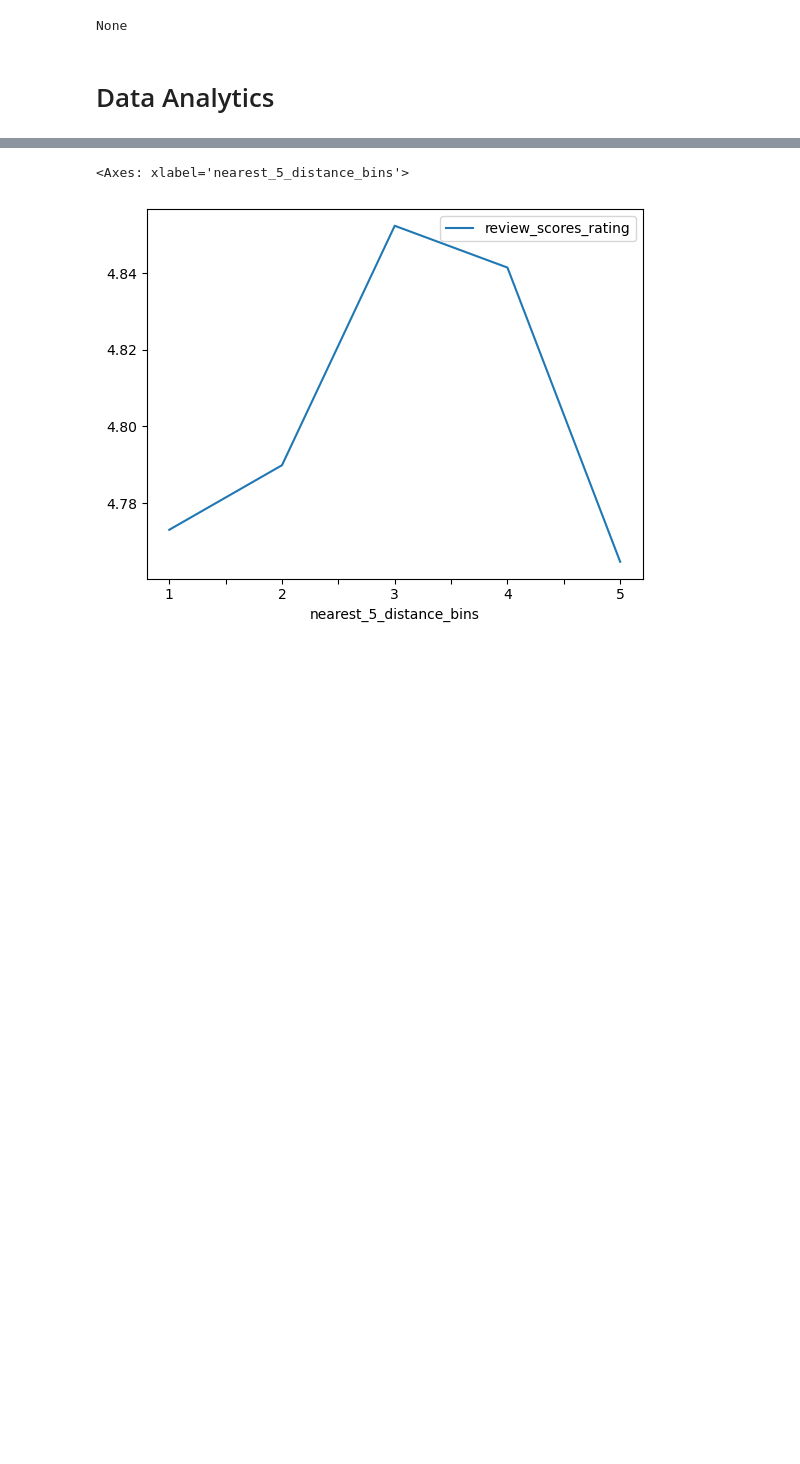
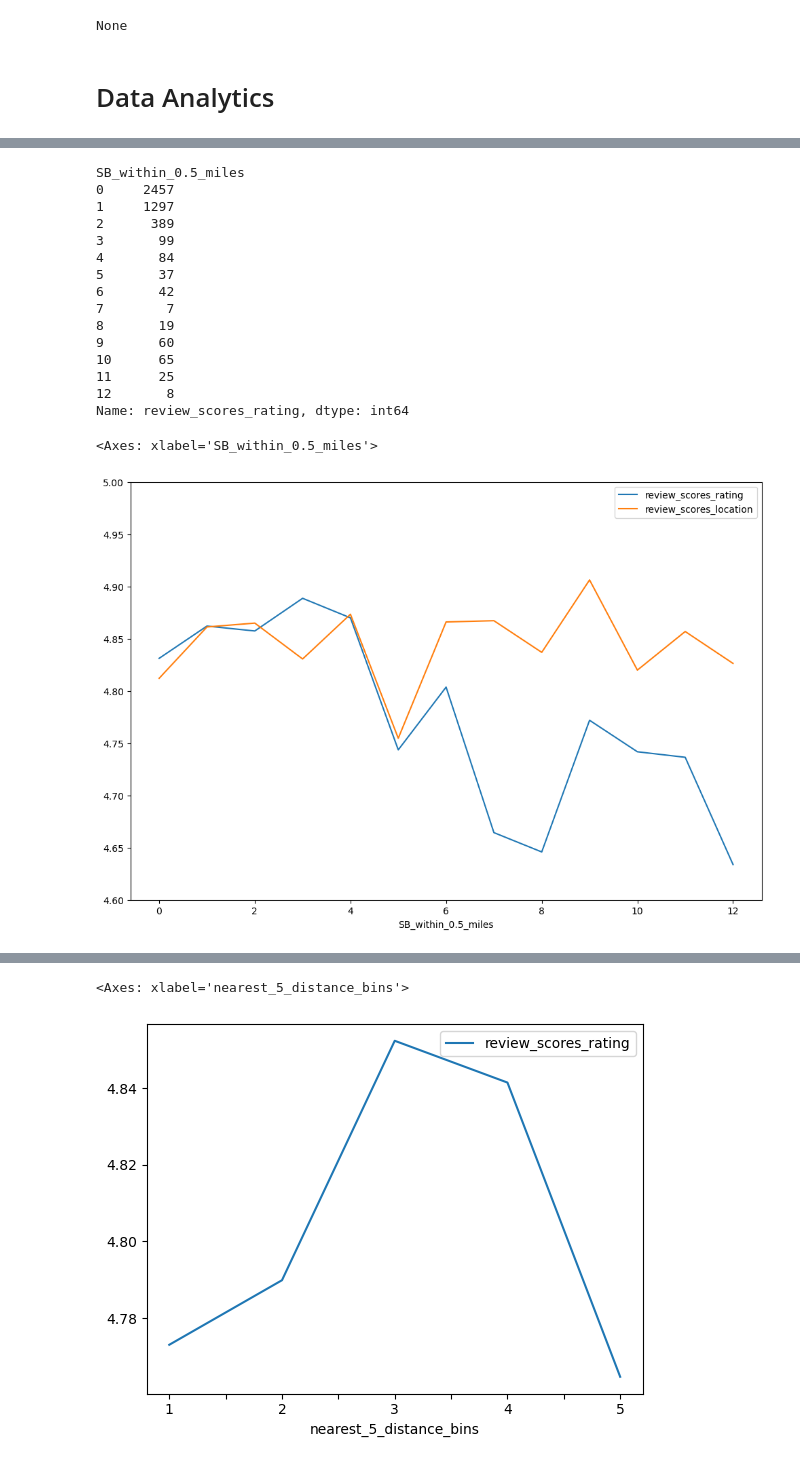
Before and after one commit to mdipinto1/m.c-squared, a Jupyter notebook: data_analysis_notebook_md.ipynb, the cells around one changed output, grey strips where cells are left out. Drawn from its saved outputs; the diff is of its cells as text; code cells hidden in the pictures; blank space fills up the shorter version.

```diff
--- a/data_analysis_notebook_md.ipynb
+++ b/data_analysis_notebook_md.ipynb
@@ -107,9 +123,30 @@ starbucks_df['nearest_5_avg'] = starbucks_df.apply(mean_dist_nearest_5_bnb, axis
+# %%
+#Add a column for "price per occupant"
+airbnb_df['price_per_occupant'] = airbnb_df['price']/airbnb_df['accommodates']
 # %%
 #Aggregate reviews by the number of SB within X miles
 airbnb_df_reviewed_only = airbnb_df.loc[airbnb_df['review_scores_rating'] != -1]
-aggregate_bnb_df = airbnb_df_reviewed_only.groupby(by=['SB_within_0.25_miles'])
+aggregate_bnb_df = airbnb_df_reviewed_only.groupby(by=['SB_within_0.5_miles'])
 agg_bnb_df_mean = aggregate_bnb_df[['price', 'review_scores_rating','review_scores_location']].mean()
 display(aggregate_bnb_df['review_scores_rating'].count())
 agg_bnb_df_mean[['review_scores_rating','review_scores_location']].plot(figsize=(12,8), ylim=(4.6,5))
+# %% [output]
+SB_within_0.5_miles
+0     2457
+1     1297
+2      389
+3       99
+4       84
+5       37
+6       42
+7        7
+8       19
+9       60
+10      65
+11      25
+12       8
+Name: review_scores_rating, dtype: int64
+<Axes: xlabel='SB_within_0.5_miles'>
+[figure, added]
 # %%
 airbnb_df.loc[(airbnb_df['review_scores_rating'] != -1) & (airbnb_df['number_of_reviews'] > 10)].plot(x='nearest_5_avg', y='review_scores_rating', kind='scatter', ylim=(4.1, 5.1), figsize=(12,8), s=1)
```
Also changed, not shown: parts of 3 cells of this notebook.
